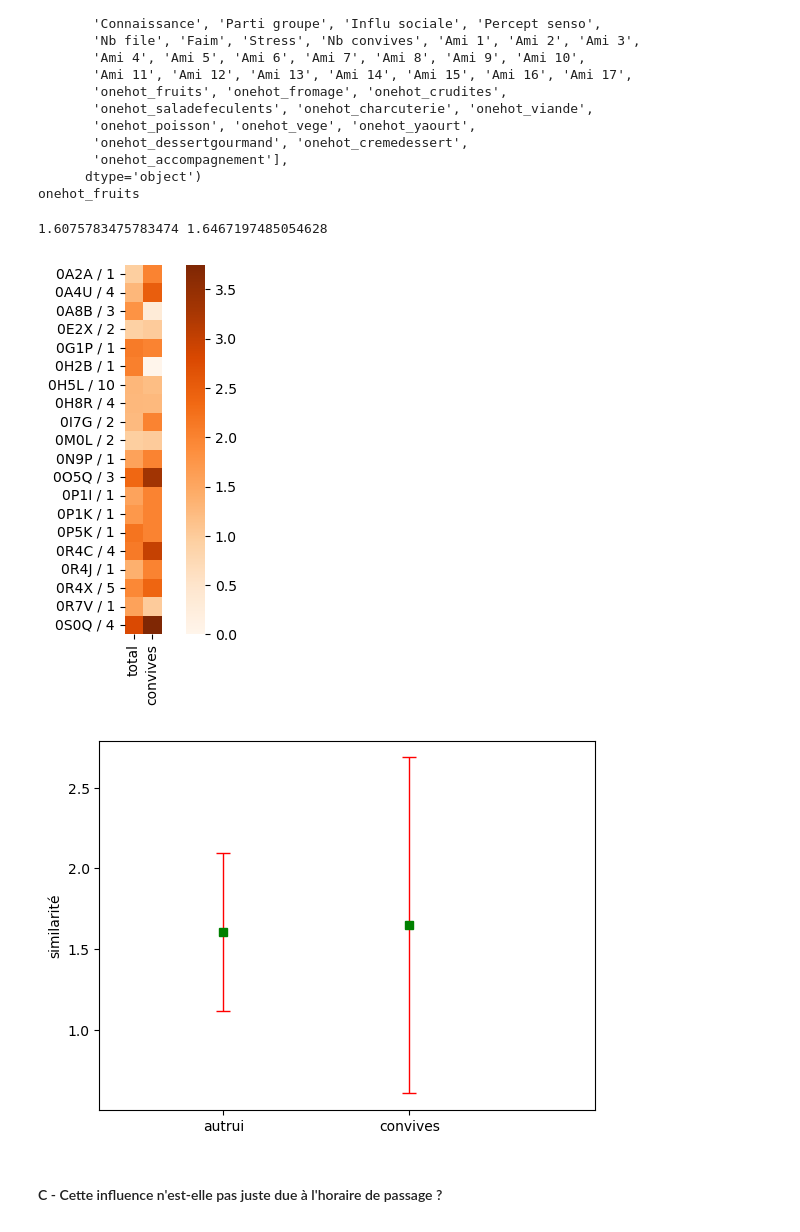
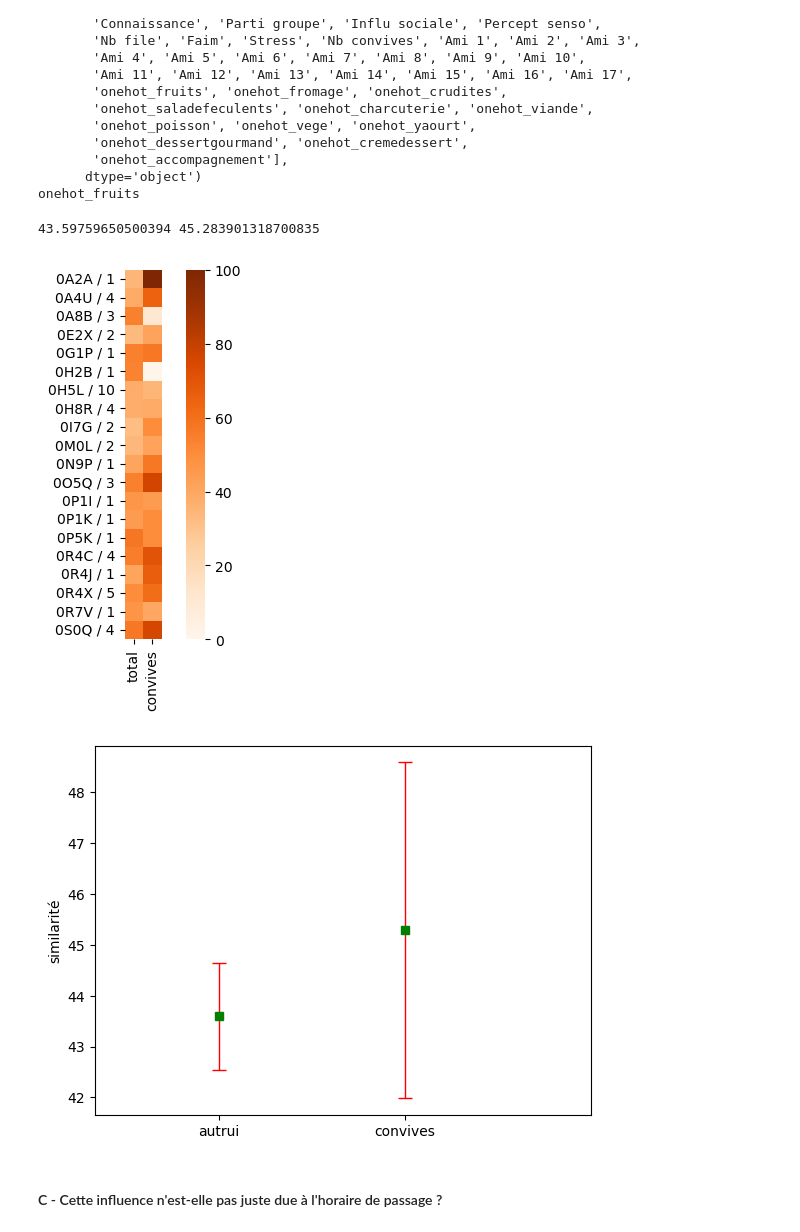
Before and after one commit to hippolyte456/Projet_MIChoCo, a Jupyter notebook: analyse/correlation_hélène.ipynb, the cells around one changed output. Drawn from its saved outputs; the diff is of its cells as text; code cells hidden in the pictures.

```diff
--- a/analyse/correlation_hélène.ipynb
+++ b/analyse/correlation_hélène.ipynb
@@ -351,7 +362,7 @@ for i, n_form in enumerate(merged_cat['index']):
             plateau_2 = np.array(merged_cat.loc[merged_cat['index'] == ami]).flatten() # le plateau de l'ami
             plateau_2 = plateau_2[40:] # on ne s'interesse qu'aux colonnes renseignant les choix d'aliments
             #print(plateau_2)
-            ps_convives += np.dot(plateau_1, plateau_2.T)
+            ps_convives += ((2 * np.dot(plateau_1, plateau_2.T) ) / (plateau_1.sum() + plateau_2.sum())) * 100
         else :
             friends.remove(ami)
 
@@ -369,7 +380,7 @@ for i, n_form in enumerate(merged_cat['index']):
             try:
                 plateau_2 = np.array(merged_cat.loc[merged_cat['index'] == indiv]).flatten()
                 plateau_2 = plateau_2[40:]
-                ps_tot += np.dot(plateau_1, plateau_2.T)
+                ps_tot += ((2 * np.dot(plateau_1, plateau_2.T) ) / (plateau_1.sum() + plateau_2.sum())) * 100
 
             except:
                 pass # cas où le numero de formulaire de la personne n'est plus dans le df processed
@@ -390,29 +401,32 @@ sns.heatmap(table[['corr_tot', 'corr_convives']][0:20], cmap = 'Oranges', square
 plt.savefig('figures/corr_plateaux_global_cat')
 plt.show()
 # %% [output]
-1.6075783475783474 1.6467197485054628
+43.59759650500394 45.283901318700835
-[figure, old version]
+[figure, new version]
 # %%
+sqrt_N_21 = sqrt(len(corr_cat['corr_tot']))
+sqrt_n_21 = sqrt(corr_cat['corr_convives'].count())
+
 mean_cat_tot = corr_cat['corr_tot'].mean(skipna = True)
 mean_cat_convives = corr_cat['corr_convives'].mean(skipna = True)
 se_cat_tot = corr_cat['corr_tot'].std(skipna = True)
 se_cat_convives = corr_cat['corr_convives'].std(skipna = True)
 
 means = [mean_cat_tot, mean_cat_convives]
-se = [se_cat_tot, se_cat_convives]
+se = [1.96 * se_cat_tot / sqrt_N_21, 1.96 * se_cat_convives / sqrt_n_21]
 
 fig = plt.figure()
 X = [0.5, 1.25]
 plt.xlim(0,2)
 plt.errorbar(X, means , yerr = se, color = 'g',fmt= 's', ecolor = 'red', capthick = 1, elinewidth = 1, capsize = 5)
 plt.xticks(X, ['autrui', 'convives'])
 plt.ylabel('similarité')
 plt.title('')
 plt.show()
 
 fig.savefig('figures/stats_similarites_categoriel.png')
 # %% [output]
-[figure, old version]
+[figure, new version]
 # %% [markdown]
 #### C - Cette influence n'est-elle pas juste due à l'horaire de passage ?
 # %%
```
Also changed, not shown: parts of 7 cells of this notebook, 16 other files.
